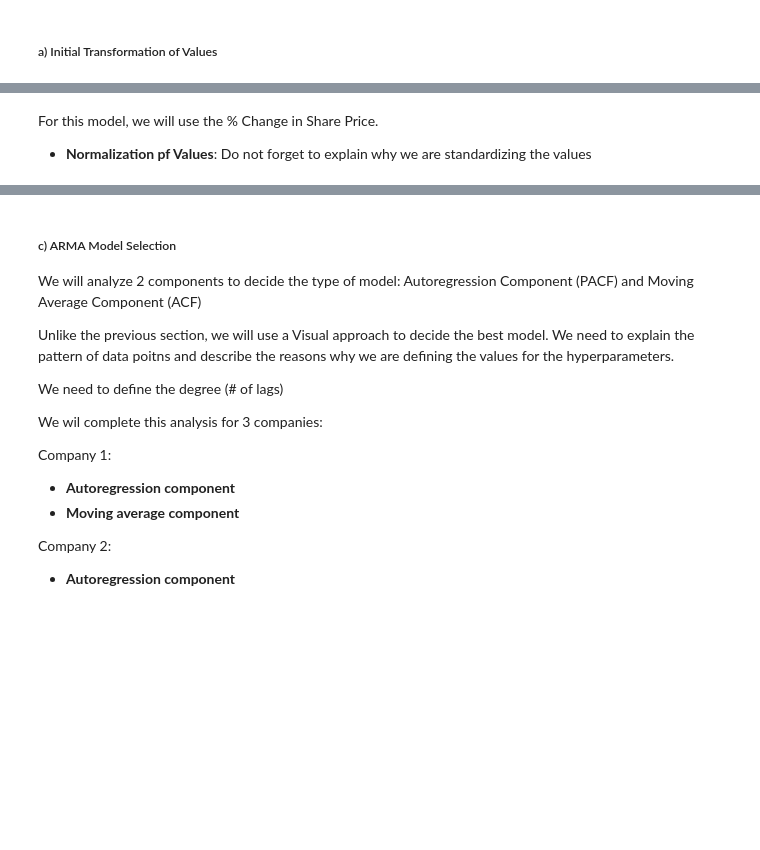
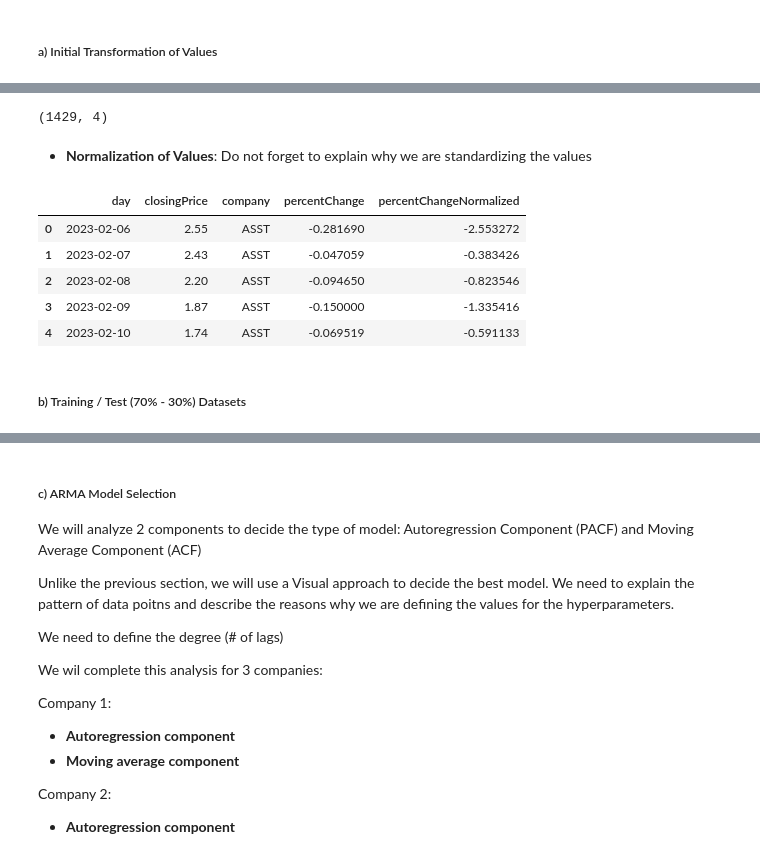
Before and after one commit to carefulDoppelganger/NotebookSamples, a Jupyter notebook: Group3-FinalProject.ipynb, the cells around one changed output, grey strips where cells are left out. Cells and saved outputs as stored; diff of their text form; code cells hidden in the pictures; blank space fills up the shorter version.

Commit message:
Updating Notebook and creating HTML version

```diff
--- a/Group3-FinalProject.ipynb
+++ b/Group3-FinalProject.ipynb
@@ -551,0 +583,5 @@ scatterMatrix.show()
+# %%
+# Sorting by company and then by day
+ARMAdata = ARMAdata.sort_values(by = ['company','day'], ascending = [True,True])
+ARMAdata.reset_index(drop = True, inplace = True)
+ARMAdata.head(n = 5)
@@ -551,0 +597,3 @@ scatterMatrix.show()
+# %%
+ARMAdata['percentChange'] = ARMAdata.groupby('company')['closingPrice'].pct_change()
+ARMAdata.head(n = 5)
@@ -551,0 +613,3 @@ scatterMatrix.show()
+# %%
+ARMAdata.dropna(subset = ['percentChange'], inplace = True)
+ARMAdata.head(n = 5)
@@ -552,4 +623,30 @@ scatterMatrix.show()
+# %%
+ARMAdata.shape
+# %% [output]
+(1429, 4)
 # %% [markdown]
-For this model, we will use the % Change in Share Price.
-
-- **Normalization pf Values**: Do not forget to explain why we are standardizing the values
+- **Normalization of Values**: Do not forget to explain why we are standardizing the values
+# %%
+# Grouoing data per company
+groupedARMA = ARMAdata.groupby('company')
+# Creating empty dataframe
+standardizedPercentChange = pd.DataFrame()
+# Standardizing Values
+percentChangeScaler = StandardScaler()
+for group, group_df in groupedARMA:
+    group_df_std = group_df.copy()
+    group_df_std[['percentChangeNormalized']] = percentChangeScaler.fit_transform(group_df_std[['percentChange']])
+    standardizedPercentChange = pd.concat([standardizedPercentChange,group_df_std])
+# Adding column with company
+standardizedPercentChange.reset_index(drop = True, inplace = True)
+# %%
+standardizedPercentChange.head()
+# %% [output]
+|  | day | closingPrice | company | percentChange | percentChangeNormalized |
+| 0 | 2023-02-06 | 2.55 | ASST | -0.281690 | -2.553272 |
+| 1 | 2023-02-07 | 2.43 | ASST | -0.047059 | -0.383426 |
+| 2 | 2023-02-08 | 2.20 | ASST | -0.094650 | -0.823546 |
+| 3 | 2023-02-09 | 1.87 | ASST | -0.150000 | -1.335416 |
+| 4 | 2023-02-10 | 1.74 | ASST | -0.069519 | -0.591133 |
+# %% [markdown]
+##### b) Training / Test (70% - 30%) Datasets
```
Also changed, not shown: parts of 25 cells of this notebook, 1 other file.
